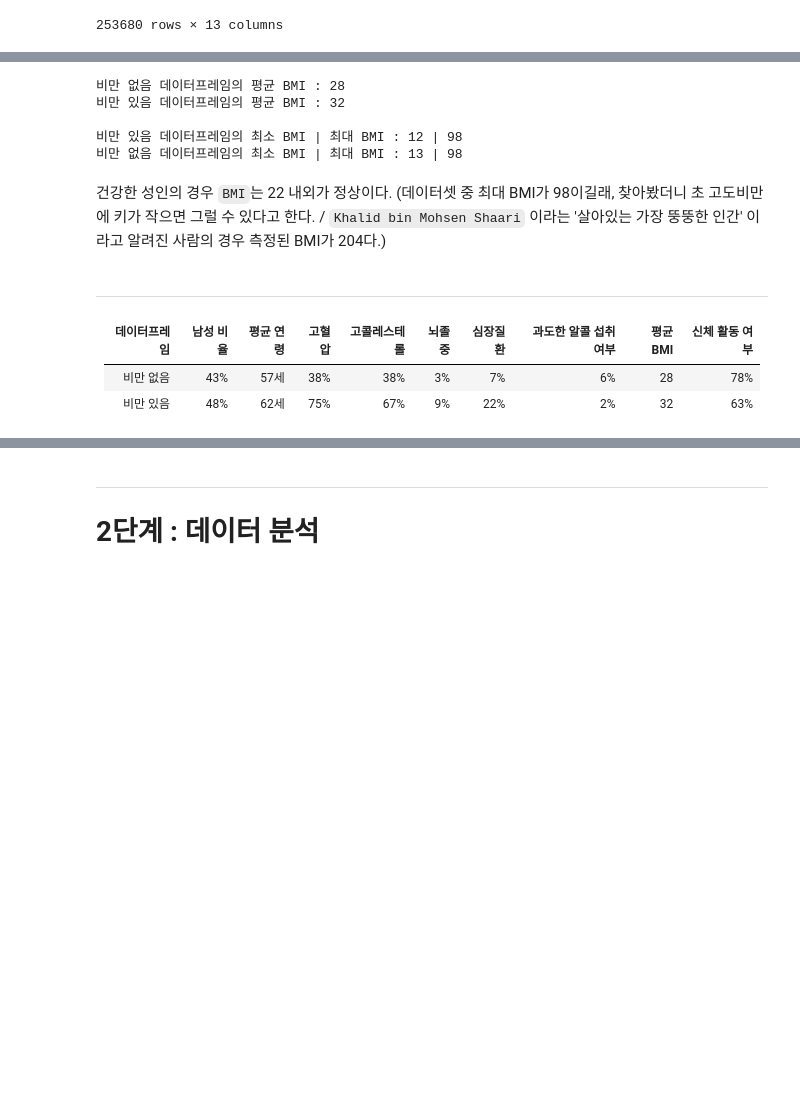
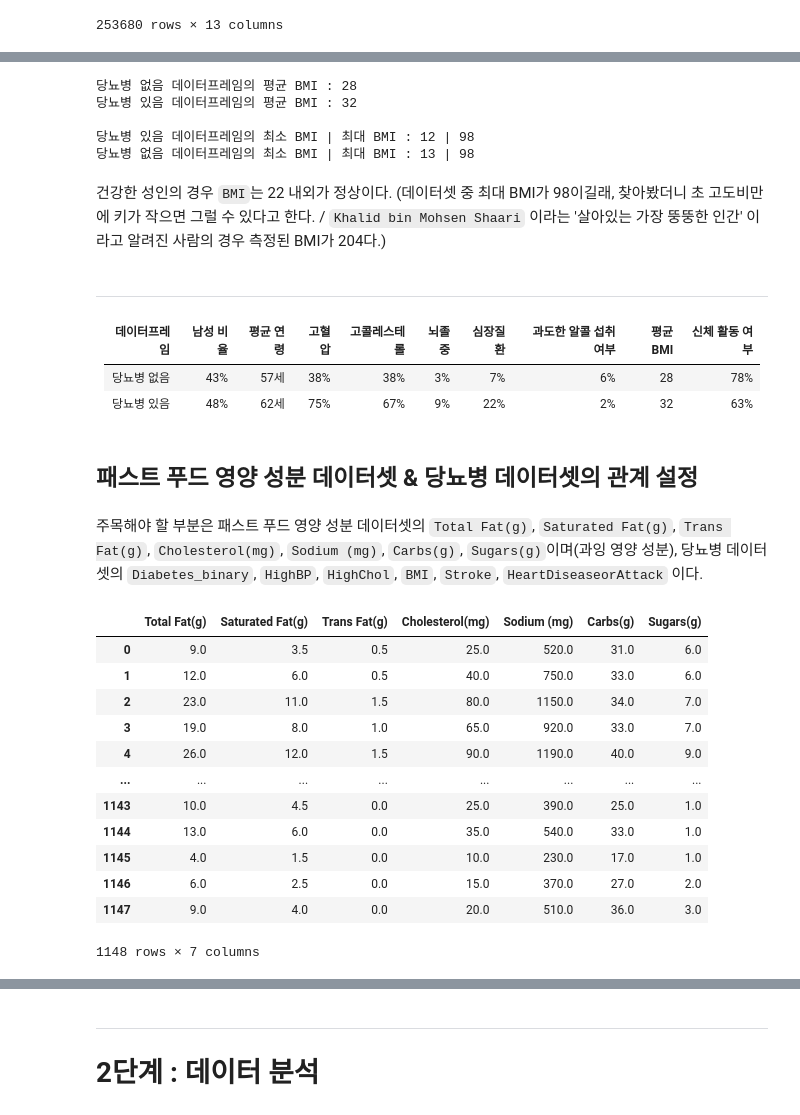
Before and after one commit to CharmStrange/CoLab_data, a Jupyter notebook: ipynb-majoring/DS/3차_프로젝트.ipynb, the cells around one changed output, grey strips where cells are left out. Saved outputs shown, nothing was run; the diff lists cells and outputs as text; code cells hidden in the pictures; blank space fills up the shorter version.

```diff
--- a/ipynb-majoring/DS/3차_프로젝트.ipynb
+++ b/ipynb-majoring/DS/3차_프로젝트.ipynb
@@ -376,15 +376,15 @@ print(f"비만 있음 데이터프레임의 신체 활동 여부 비율 : {round
 # %%
-print(f"비만 없음 데이터프레임의 평균 BMI : {round(df_diabetes_0['BMI'].sum() / len(df_diabetes_0))}")
-print(f"비만 있음 데이터프레임의 평균 BMI : {round(df_diabetes_1['BMI'].sum() / len(df_diabetes_1))}\n")
+print(f"당뇨병 없음 데이터프레임의 평균 BMI : {round(df_diabetes_0['BMI'].sum() / len(df_diabetes_0))}")
+print(f"당뇨병 있음 데이터프레임의 평균 BMI : {round(df_diabetes_1['BMI'].sum() / len(df_diabetes_1))}\n")
 
-print(f"비만 있음 데이터프레임의 최소 BMI | 최대 BMI : {min(df_diabetes_0['BMI'])} | {max(df_diabetes_0['BMI'])}")
-print(f"비만 없음 데이터프레임의 최소 BMI | 최대 BMI : {min(df_diabetes_1['BMI'])} | {max(df_diabetes_1['BMI'])}")
+print(f"당뇨병 있음 데이터프레임의 최소 BMI | 최대 BMI : {min(df_diabetes_0['BMI'])} | {max(df_diabetes_0['BMI'])}")
+print(f"당뇨병 없음 데이터프레임의 최소 BMI | 최대 BMI : {min(df_diabetes_1['BMI'])} | {max(df_diabetes_1['BMI'])}")
 # %% [output]
-비만 없음 데이터프레임의 평균 BMI : 28
-비만 있음 데이터프레임의 평균 BMI : 32
+당뇨병 없음 데이터프레임의 평균 BMI : 28
+당뇨병 있음 데이터프레임의 평균 BMI : 32
 
-비만 있음 데이터프레임의 최소 BMI | 최대 BMI : 12 | 98
-비만 없음 데이터프레임의 최소 BMI | 최대 BMI : 13 | 98
+당뇨병 있음 데이터프레임의 최소 BMI | 최대 BMI : 12 | 98
+당뇨병 없음 데이터프레임의 최소 BMI | 최대 BMI : 13 | 98
 # %% [markdown]
 건강한 성인의 경우 `BMI`는 22 내외가 정상이다. (데이터셋 중 최대 BMI가 98이길래, 찾아봤더니 초 고도비만에 키가 작으면 그럴 수 있다고 한다. / `Khalid bin Mohsen Shaari` 이라는 '살아있는 가장 뚱뚱한 인간' 이라고 알려진 사람의 경우 측정된 BMI가 204다.)
 # %% [markdown]
@@ -392,5 +392,26 @@ print(f"비만 없음 데이터프레임의 최소 BMI | 최대 BMI : {min(df_di
 
 |데이터프레임|남성 비율|평균 연령|고혈압|고콜레스테롤|뇌졸중|심장질환|과도한 알콜 섭취 여부|평균 BMI|신체 활동 여부|
 |---|---|---|---|---|---|---|---|---|---|
-|비만 없음|43%|57세|38%|38%|3%|7%|6%|28|78%|
-|비만 있음|48%|62세|75%|67%|9%|22%|2%|32|63%
+|당뇨병 없음|43%|57세|38%|38%|3%|7%|6%|28|78%|
+|당뇨병 있음|48%|62세|75%|67%|9%|22%|2%|32|63%
+# %% [markdown]
+## 패스트 푸드 영양 성분 데이터셋 & 당뇨병 데이터셋의 관계 설정
+# %% [markdown]
+주목해야 할 부분은 패스트 푸드 영양 성분 데이터셋의 `Total Fat(g)`,	`Saturated Fat(g)`,	`Trans Fat(g)`,	`Cholesterol(mg)`,	`Sodium (mg)`,	`Carbs(g)`,	`Sugars(g)`이며(과잉 영양 성분), 당뇨병 데이터셋의 `Diabetes_binary`,	`HighBP`,	`HighChol`, `BMI`, `Stroke`,	`HeartDiseaseorAttack` 이다.
+# %%
+df_nutrition_overdose = df_nutrition[['Total Fat(g)', 'Saturated Fat(g)', 'Trans Fat(g)', 'Cholesterol(mg)', 'Sodium (mg)', 'Carbs(g)', 'Sugars(g)']]
+df_nutrition_overdose
+# %% [output]
+|  | Total Fat(g) | Saturated Fat(g) | Trans Fat(g) | Cholesterol(mg) | Sodium (mg) | Carbs(g) | Sugars(g) |
+| 0 | 9.0 | 3.5 | 0.5 | 25.0 | 520.0 | 31.0 | 6.0 |
+| 1 | 12.0 | 6.0 | 0.5 | 40.0 | 750.0 | 33.0 | 6.0 |
+| 2 | 23.0 | 11.0 | 1.5 | 80.0 | 1150.0 | 34.0 | 7.0 |
+| 3 | 19.0 | 8.0 | 1.0 | 65.0 | 920.0 | 33.0 | 7.0 |
+| 4 | 26.0 | 12.0 | 1.5 | 90.0 | 1190.0 | 40.0 | 9.0 |
+| ... | ... | ... | ... | ... | ... | ... | ... |
+| 1143 | 10.0 | 4.5 | 0.0 | 25.0 | 390.0 | 25.0 | 1.0 |
+| 1144 | 13.0 | 6.0 | 0.0 | 35.0 | 540.0 | 33.0 | 1.0 |
+| 1145 | 4.0 | 1.5 | 0.0 | 10.0 | 230.0 | 17.0 | 1.0 |
+| 1146 | 6.0 | 2.5 | 0.0 | 15.0 | 370.0 | 27.0 | 2.0 |
+| 1147 | 9.0 | 4.0 | 0.0 | 20.0 | 510.0 | 36.0 | 3.0 |
+1148 rows × 7 columns
```
Also changed, not shown: parts of 17 cells of this notebook.
